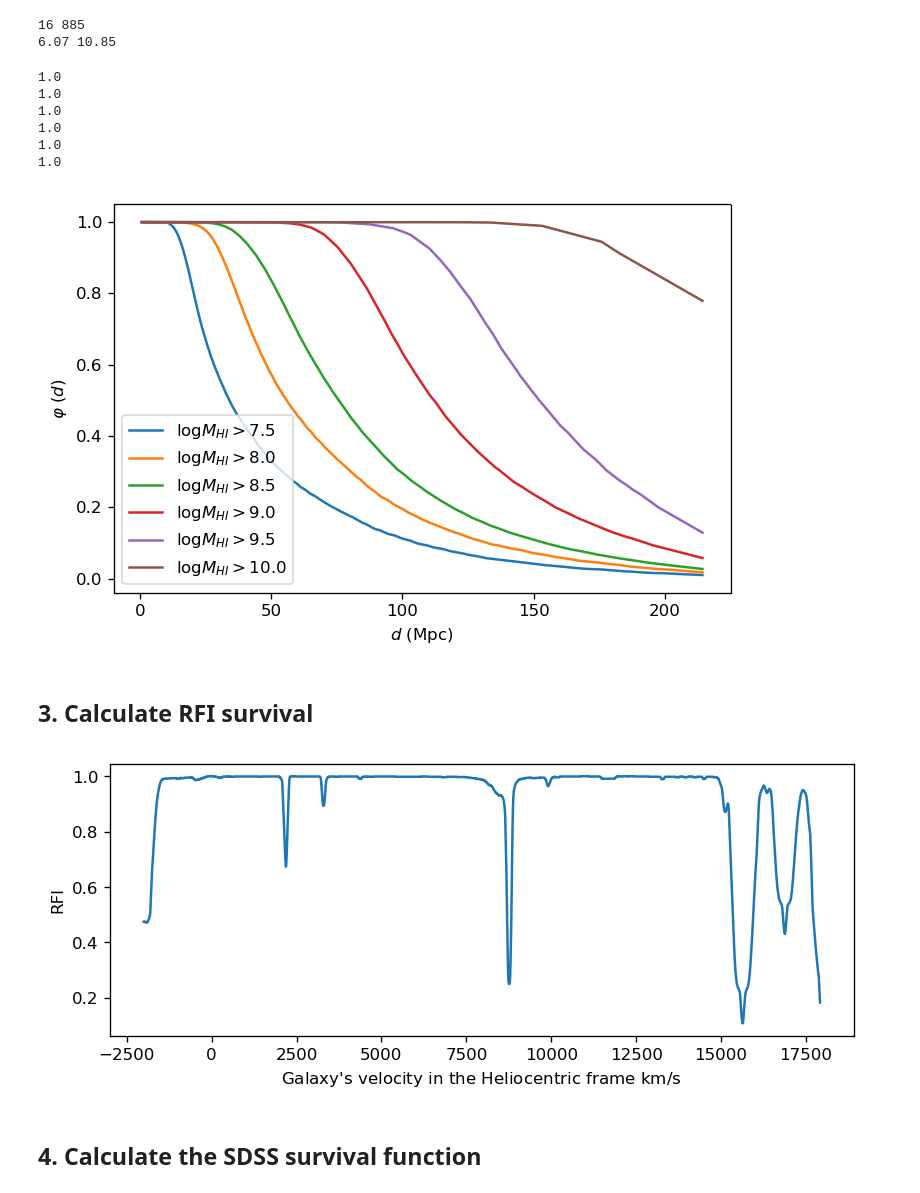
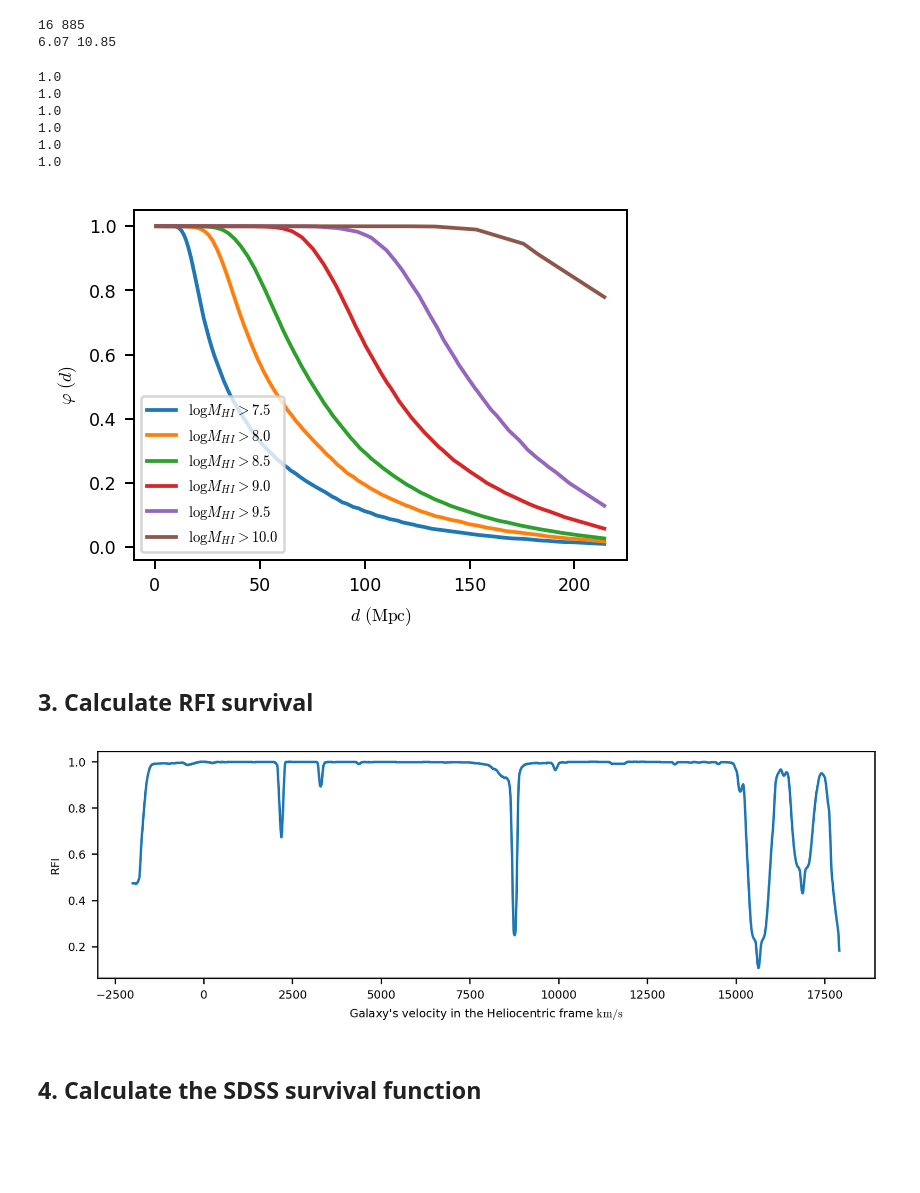
Before and after one commit to harrydesmond/halos-galaxies, a Jupyter notebook: src/BMmatching/1_CutsMatchedCat.ipynb, the cells around one changed output. Cells and saved outputs as stored; diff of their text form; code cells hidden in the pictures; blank space fills up the shorter version.

```diff
--- a/src/BMmatching/1_CutsMatchedCat.ipynb
+++ b/src/BMmatching/1_CutsMatchedCat.ipynb
@@ -9,6 +11,7 @@
 import sys
 import numpy as np
 import matplotlib.pyplot as plt
+%matplotlib inline
 import healpy as hp
 from scipy.stats import binned_statistic
 from scipy.signal import savgol_filter
@@ -19,6 +22,16 @@ from astropy.io import fits, ascii
 from time import time
 import Setup as p
 
+plt.rcParams['font.serif']='Times New Roman' # Text font
+plt.rcParams['font.family']='sans-serif'
+plt.rcParams['font.size']=7
+plt.rcParams['text.usetex']=False
+plt.rcParams['mathtext.fontset']='cm' #Computer Modern font
+figwidth=3.4 # PRD column width in inches
+aspect = 0.75 # Aspect ratio
+figheight = aspect*figwidth
+
+
 cat = fits.open("../../BAM/a100springfull.fits")[1].data
 logMH = cat['logMH']
 MS = cat['SERSIC_MASS']
@@ -28,6 +41,7 @@ Dist = cat['Dist']
 logW50 = cat['W50']
 
 h=0.688
+# h=1
 H0 = 100*h
 
 save_plots = False
@@ -141,36 +155,38 @@ def survival_func_HI(dist_arr, mlim, points):
     return f
 
 # Make a plot
 mlims = [7.5, 8, 8.5, 9, 9.5, 10]
 smoothpoints = [101, 151, 301, 351, 401, 751]
 yy = list()
 for mlim, points in zip(mlims, smoothpoints):
     fint = survival_func_HI(t, mlim, points)
     y = fint(t)
     yy.append(y)
     print(np.max(y))
 
 
 # Make a plot
-plt.figure(dpi=120, figsize=(6,4))
+plt.figure(figsize=(figwidth,figheight),dpi=180)
 for mlim, y in zip(mlims, yy):
     plt.plot(t, y, label=r"$\log M_{{HI}}>{{{:.1f}}}$".format(mlim))
 plt.xlabel(r"$d\ (\mathrm{Mpc})$")
 plt.ylabel(r"$\varphi\ (d)$")
-plt.legend()
+plt.legend(fontsize='small')
 plt.tight_layout()
 # plt.ylim(0.0-0.1, 1.0+0.1)
 if save_plots:
     plt.savefig("../../Plots/HIsurf_smooth.pdf", dpi=180)
 plt.show()
+
+# fontsize : int or float or {'xx-small', 'x-small', 'small', 'medium', 'large', 'x-large', 'xx-large'}
 # %% [output]
 1.0
 1.0
 1.0
 1.0
 1.0
 1.0
-[figure, old version]
+[figure, new version]
 # %% [markdown]
 ## 3. Calculate RFI survival
 # %%
@@ -208,13 +224,13 @@ rfi = np.array(dataRFI['fRFI'])
 
 survival_func_rfi = interp1d(rfi_hvel, rfi)
 
-plt.figure(dpi=120, figsize=(8, 3))
+plt.figure(figsize=(2.5*figwidth,figheight),dpi=240)
 plt.plot(rfi_hvel, rfi)
 plt.xlabel(r"Galaxy's velocity in the Heliocentric frame $\mathrm{km}/\mathrm{s}$")
 plt.ylabel("RFI")
 plt.show()
 # %% [output]
-[figure, old version]
+[figure, new version]
 # %% [markdown]
 ## 4. Calculate the SDSS survival function
 # %%
```
Also changed, not shown: parts of 25 cells of this notebook, 2 other files.
